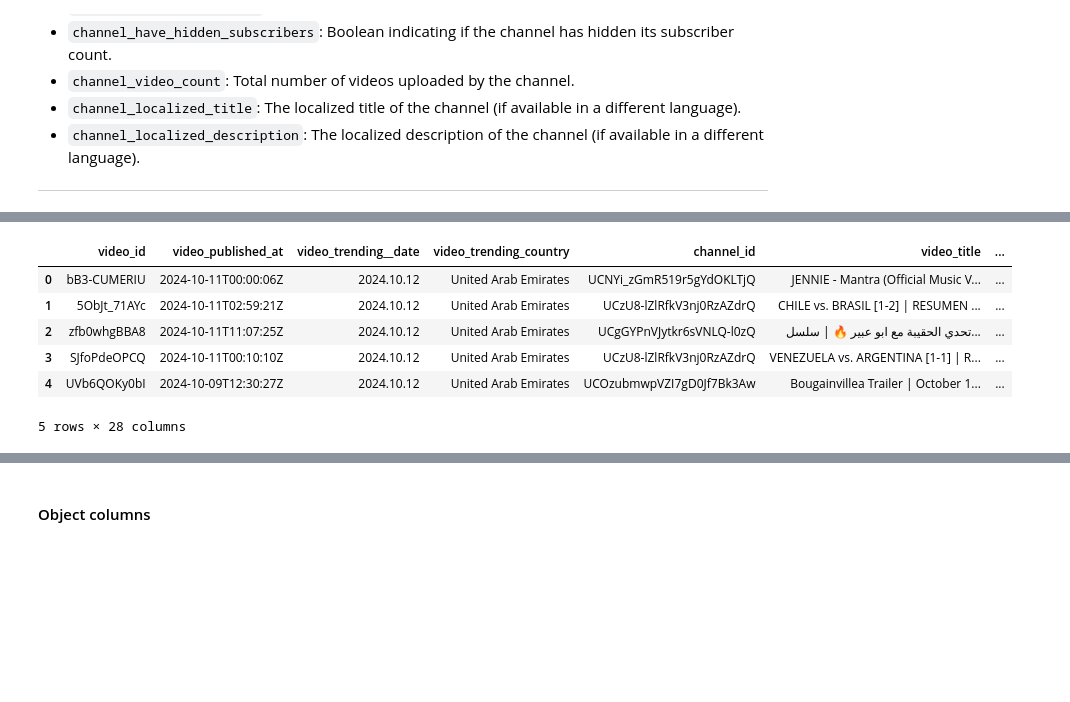
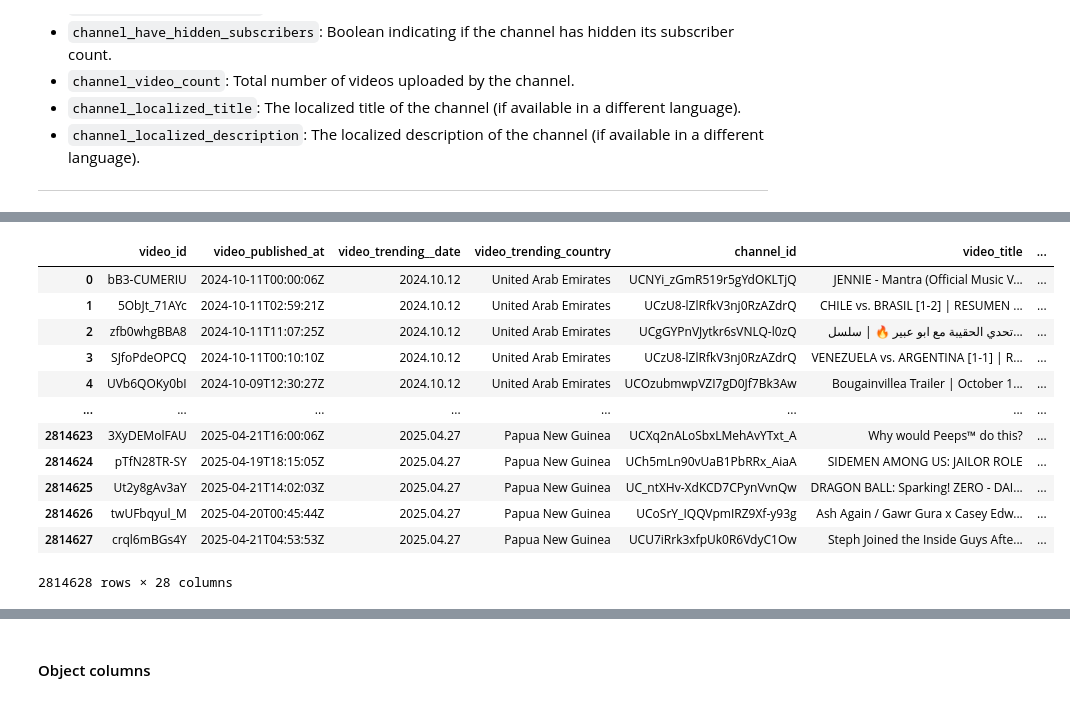
Before and after one commit to eddelojeda/youtube_trends, a Jupyter notebook: notebooks/0.1_Preprocessed_Data_Exploration.ipynb, the cells around one changed output, grey strips where cells are left out. Drawn from its saved outputs; the diff is of its cells as text; code cells hidden in the pictures; blank space fills up the shorter version.

```diff
--- a/notebooks/0.1_Preprocessed_Data_Exploration.ipynb
+++ b/notebooks/0.1_Preprocessed_Data_Exploration.ipynb
@@ -53,15 +52,21 @@ from youtube_trends.config import RAW_DATA_DIR
 # %%
 df = pd.read_csv(RAW_DATA_DIR / "dataset.csv", low_memory=False)
 # %%
-df.head()
+display(df)
 # %% [output]
 |  | video_id | video_published_at | video_trending__date | video_trending_country | channel_id | video_title | ... |
 | 0 | bB3-CUMERIU | 2024-10-11T00:00:06Z | 2024.10.12 | United Arab Emirates | UCNYi_zGmR519r5gYdOKLTjQ | JENNIE - Mantra (Official Music V... | ... |
 | 1 | 5ObJt_71AYc | 2024-10-11T02:59:21Z | 2024.10.12 | United Arab Emirates | UCzU8-lZlRfkV3nj0RzAZdrQ | CHILE vs. BRASIL [1-2] | RESUMEN ... | ... |
 | 2 | zfb0whgBBA8 | 2024-10-11T11:07:25Z | 2024.10.12 | United Arab Emirates | UCgGYPnVJytkr6sVNLQ-l0zQ | تحدي الحقيبة مع ابو عبير 🔥 | سلسل... | ... |
 | 3 | SJfoPdeOPCQ | 2024-10-11T00:10:10Z | 2024.10.12 | United Arab Emirates | UCzU8-lZlRfkV3nj0RzAZdrQ | VENEZUELA vs. ARGENTINA [1-1] | R... | ... |
 | 4 | UVb6QOKy0bI | 2024-10-09T12:30:27Z | 2024.10.12 | United Arab Emirates | UCOzubmwpVZI7gD0Jf7Bk3Aw | Bougainvillea Trailer | October 1... | ... |
+| ... | ... | ... | ... | ... | ... | ... | ... |
+| 2814623 | 3XyDEMolFAU | 2025-04-21T16:00:06Z | 2025.04.27 | Papua New Guinea | UCXq2nALoSbxLMehAvYTxt_A | Why would Peeps™ do this? | ... |
+| 2814624 | pTfN28TR-SY | 2025-04-19T18:15:05Z | 2025.04.27 | Papua New Guinea | UCh5mLn90vUaB1PbRRx_AiaA | SIDEMEN AMONG US: JAILOR ROLE | ... |
+| 2814625 | Ut2y8gAv3aY | 2025-04-21T14:02:03Z | 2025.04.27 | Papua New Guinea | UC_ntXHv-XdKCD7CPynVvnQw | DRAGON BALL: Sparking! ZERO - DAI... | ... |
+| 2814626 | twUFbqyul_M | 2025-04-20T00:45:44Z | 2025.04.27 | Papua New Guinea | UCoSrY_IQQVpmIRZ9Xf-y93g | Ash Again / Gawr Gura x Casey Edw... | ... |
+| 2814627 | crql6mBGs4Y | 2025-04-21T04:53:53Z | 2025.04.27 | Papua New Guinea | UCU7iRrk3xfpUk0R6VdyC1Ow | Steph Joined the Inside Guys Afte... | ... |
-5 rows × 28 columns
+2814628 rows × 28 columns
 # %%
 print(f"Shape of the dataset: {df.shape}\n")
 # %% [output]
```
Also changed, not shown: parts of 10 cells of this notebook.
